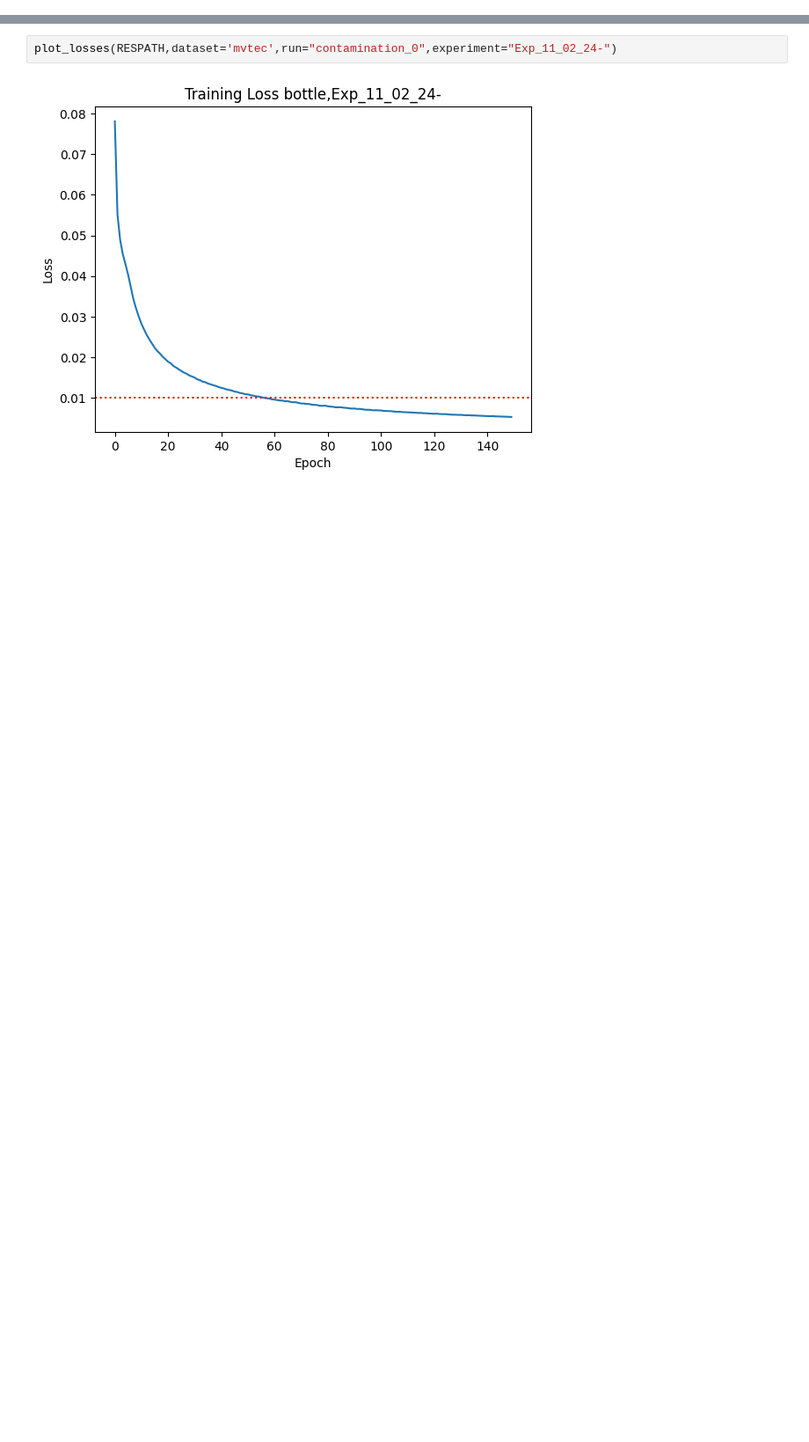
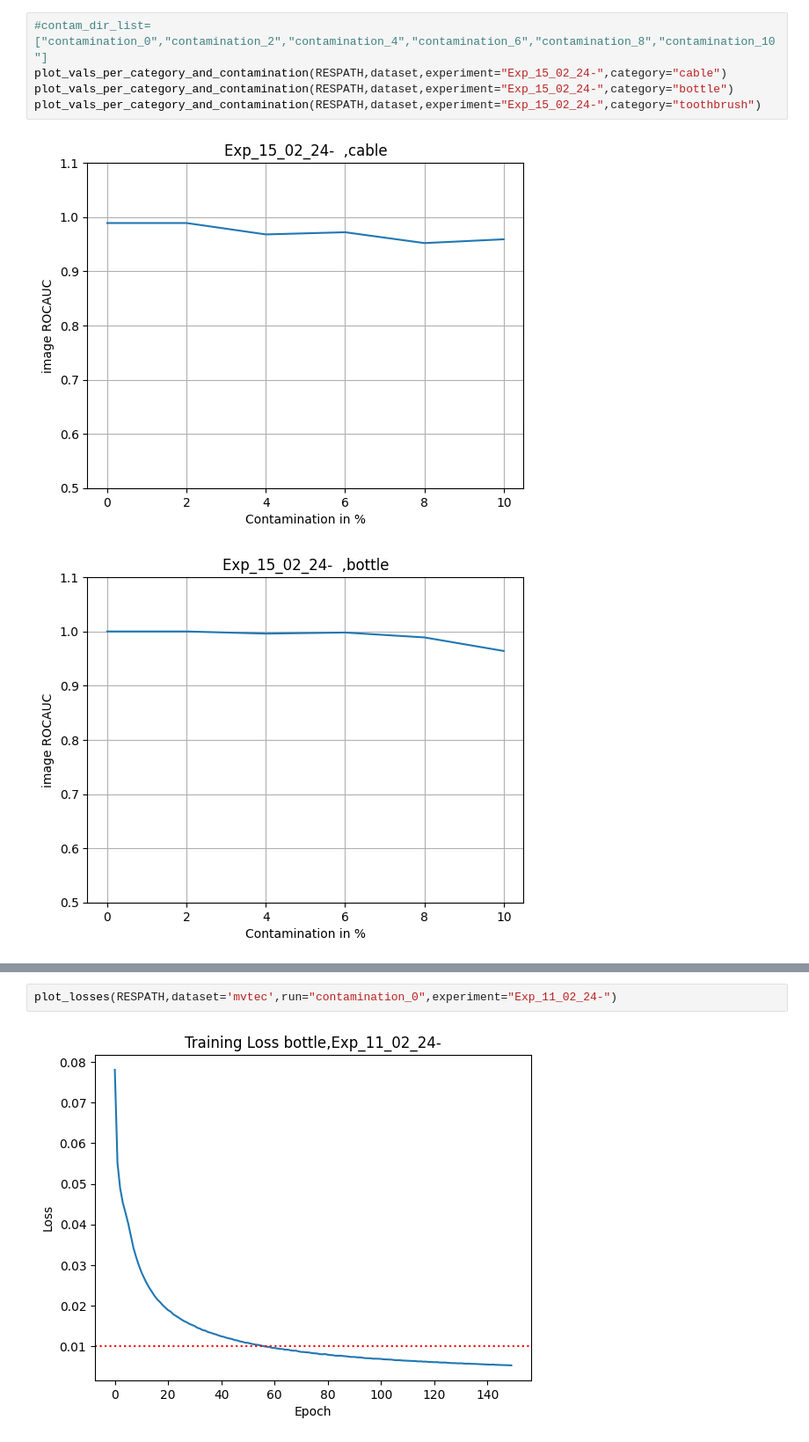
Before and after one commit to buehlpa/UTRAD, a Jupyter notebook: inspect_training_val.ipynb, the cells around one changed output, grey strips where cells are left out. Shown at 88% size. Drawn from its saved outputs; the diff is of its cells as text; blank space fills up the shorter version.

Commit message:
added contam plots

```diff
--- a/inspect_training_val.ipynb
+++ b/inspect_training_val.ipynb
@@ -99,0 +122,8 @@ def plot_vals(RESPATH,dataset,run,experiment):
+# %%
+#contam_dir_list=["contamination_0","contamination_2","contamination_4","contamination_6","contamination_8","contamination_10"]
+plot_vals_per_category_and_contamination(RESPATH,dataset,experiment="Exp_15_02_24-",category="cable")
+plot_vals_per_category_and_contamination(RESPATH,dataset,experiment="Exp_15_02_24-",category="bottle")
+plot_vals_per_category_and_contamination(RESPATH,dataset,experiment="Exp_15_02_24-",category="toothbrush")
+# %% [output]
+[figure, added]
+[figure, added]
```
Also changed, not shown: parts of 9 cells of this notebook, 1 other file.
